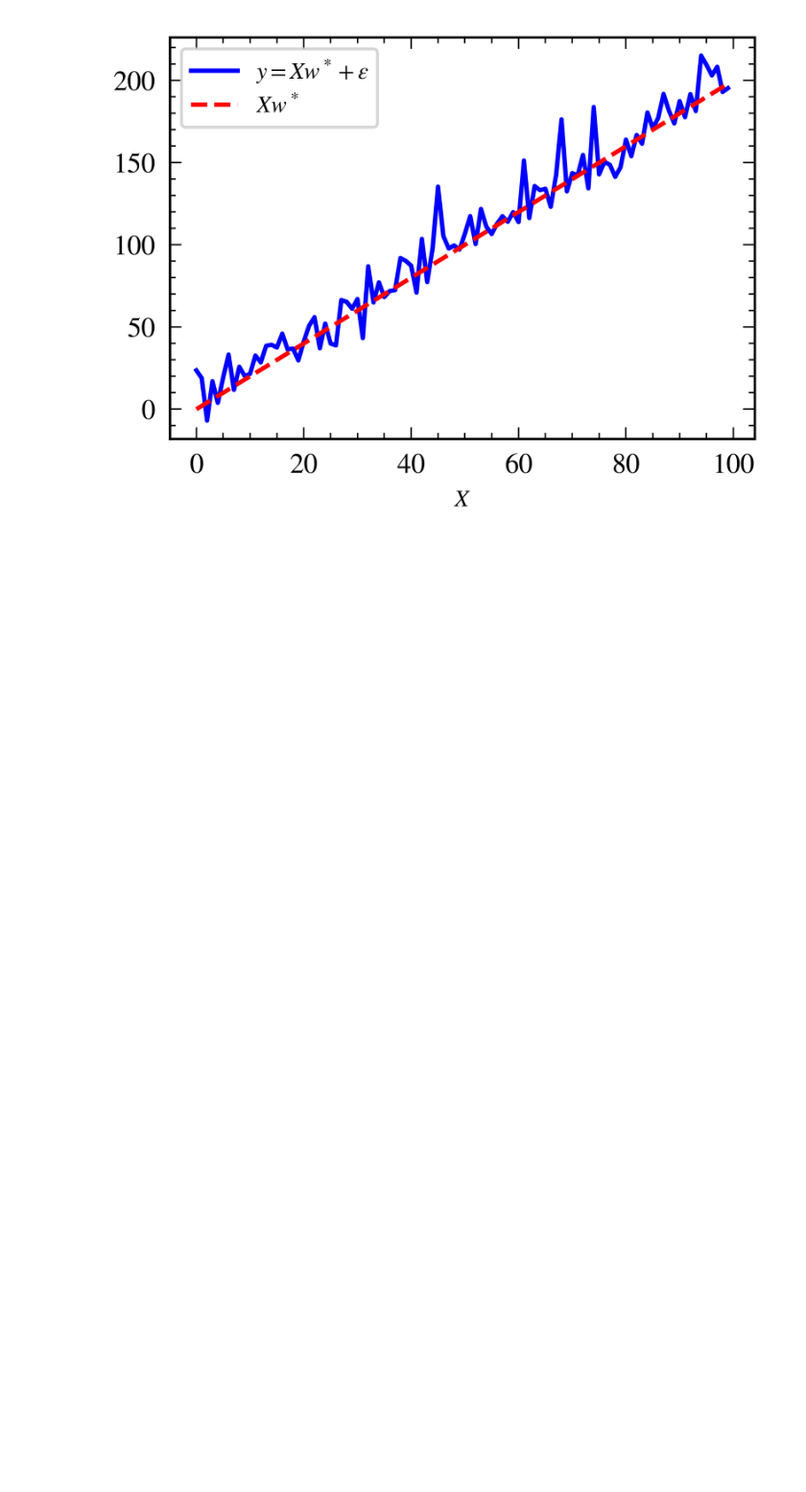
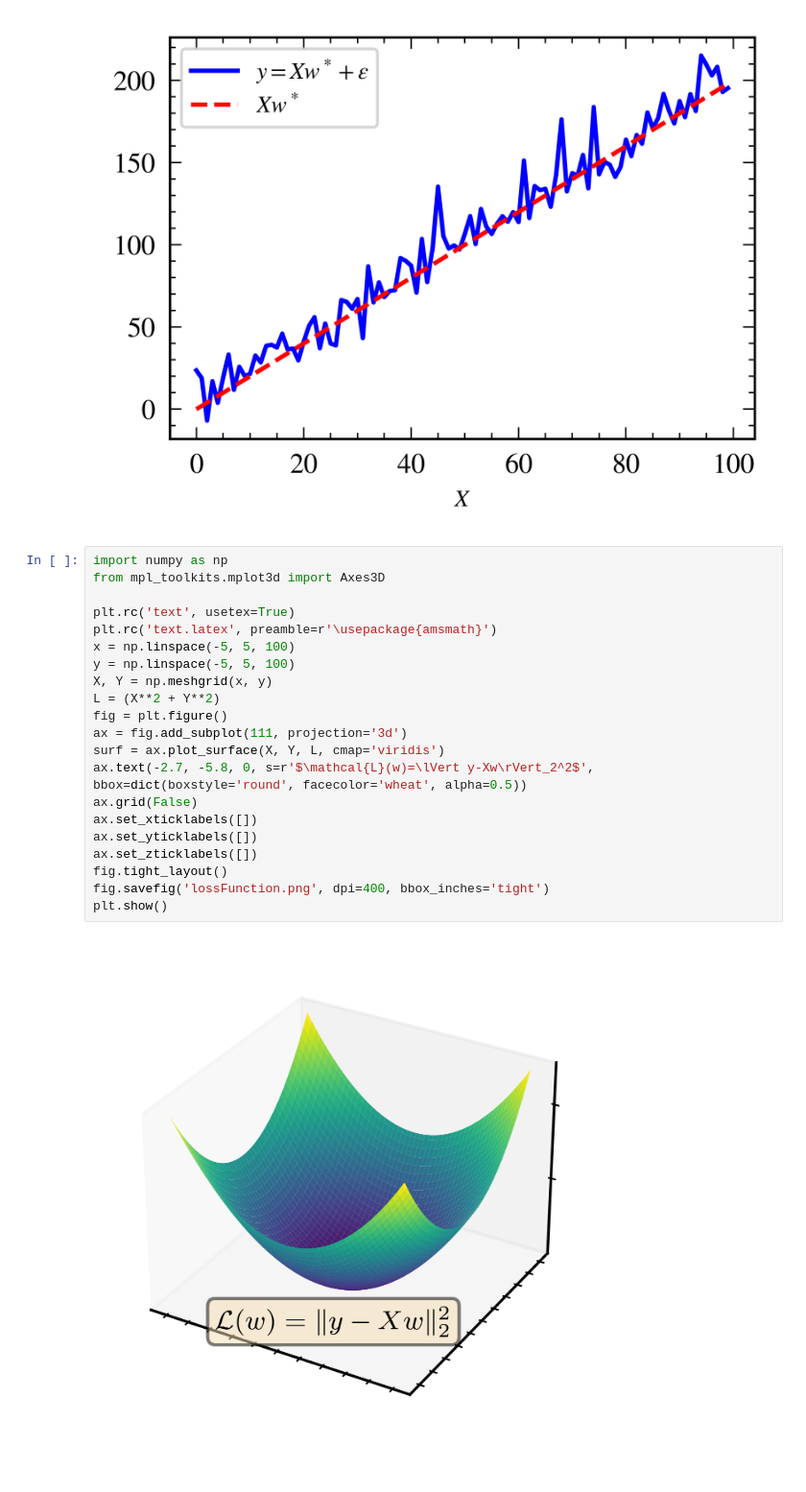
Before and after one commit to mindful-math/mindful-math.github.io, a Jupyter notebook: content/post/graphs.ipynb, the cells around one changed output. Shown at 96% size. Cells and saved outputs as stored; diff of their text form; blank space fills up the shorter version.

```diff
--- a/content/post/graphs.ipynb
+++ b/content/post/graphs.ipynb
@@ -18,3 +18,26 @@ fig.tight_layout()
 fig.savefig('exampleData.png', dpi=400)
 # %% [output]
 [figure]
+# %%
+import numpy as np
+from mpl_toolkits.mplot3d import Axes3D
+
+plt.rc('text', usetex=True)
+plt.rc('text.latex', preamble=r'\usepackage{amsmath}')
+x = np.linspace(-5, 5, 100)
+y = np.linspace(-5, 5, 100)
+X, Y = np.meshgrid(x, y)
+L = (X**2 + Y**2)
+fig = plt.figure()
+ax = fig.add_subplot(111, projection='3d')
+surf = ax.plot_surface(X, Y, L, cmap='viridis')
+ax.text(-2.7, -5.8, 0, s=r'$\mathcal{L}(w)=\lVert y-Xw\rVert_2^2$', bbox=dict(boxstyle='round', facecolor='wheat', alpha=0.5))
+ax.grid(False)
+ax.set_xticklabels([])
+ax.set_yticklabels([])
+ax.set_zticklabels([])
+fig.tight_layout()
+fig.savefig('lossFunction.png', dpi=400, bbox_inches='tight')
+plt.show()
+# %% [output]
+[figure, added]
```
Also changed, not shown: parts of 1 cell of this notebook, 7 other files.
